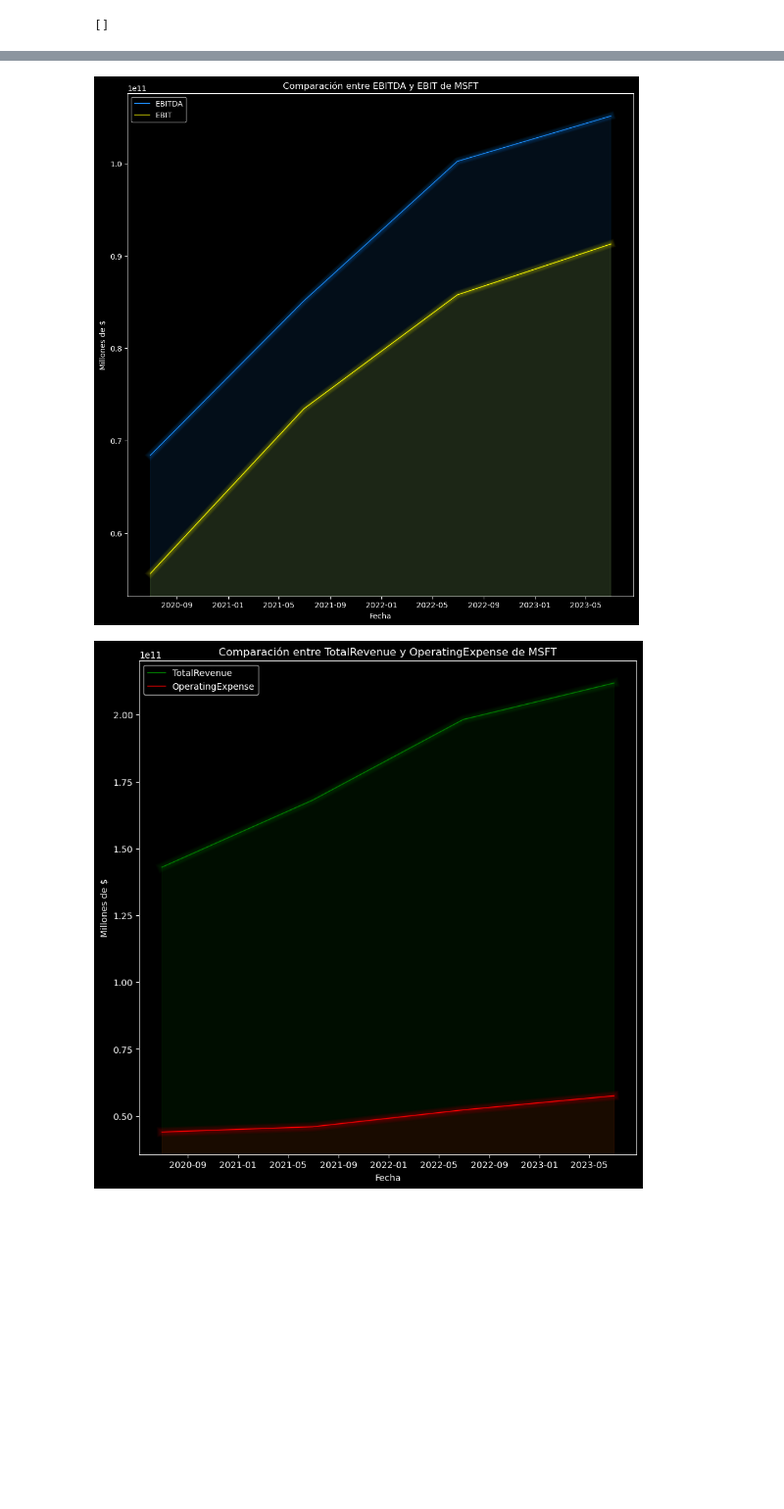
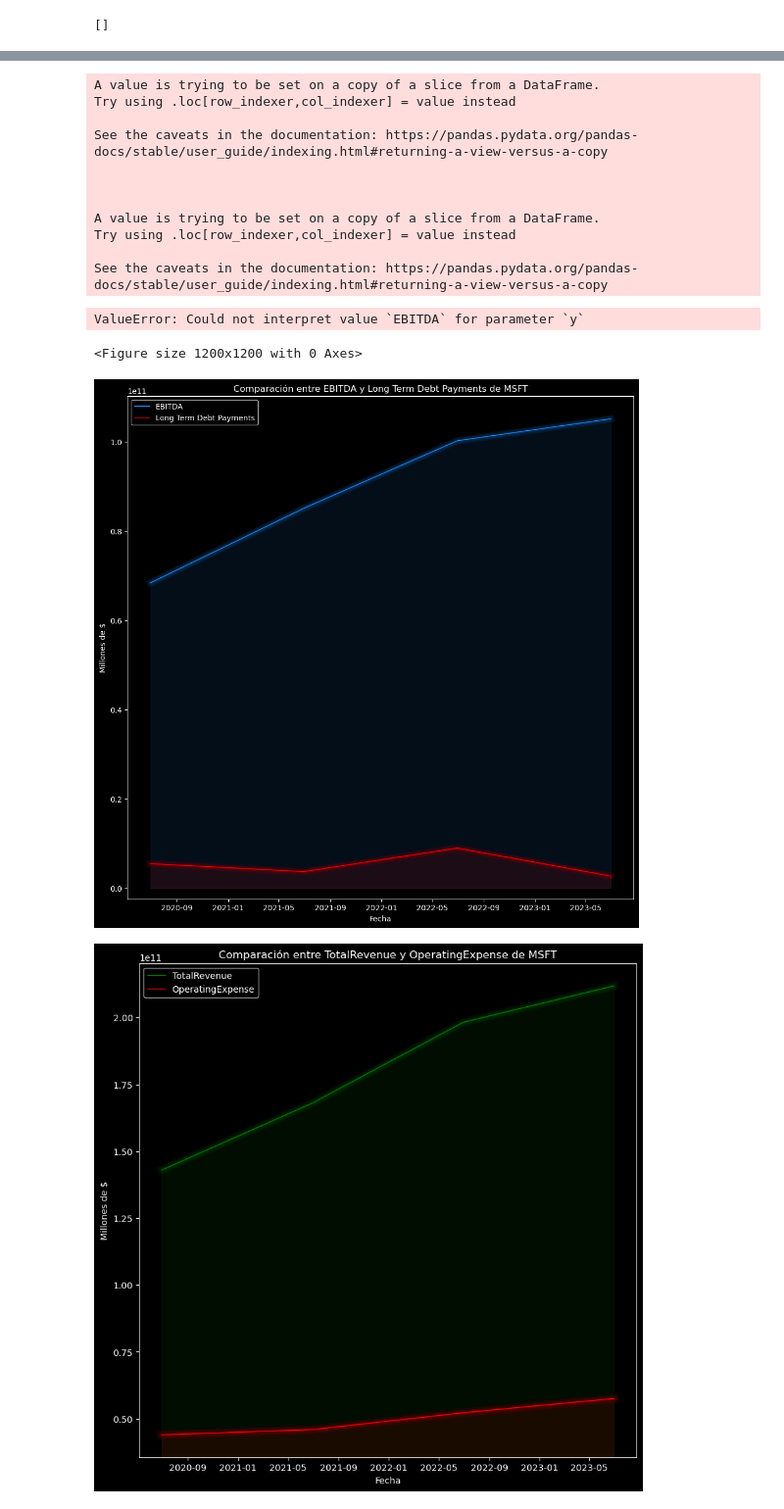
Before and after one commit to giottomillan/project_portfolio, a Jupyter notebook: bolsa_tool.ipynb, the cells around one changed output, grey strips where cells are left out. Shown at 98% size. Drawn from its saved outputs; the diff is of its cells as text; code cells hidden in the pictures; blank space fills up the shorter version.

```diff
--- a/bolsa_tool.ipynb
+++ b/bolsa_tool.ipynb
@@ -241,17 +448,46 @@ msft.get_income_stmt().head(10)
 # %%
-data = msft.get_income_stmt().T
-
+debt_columns = deuda.filter(like='Debt')
+debt_columns['Total Debt'] = debt_columns.sum(axis=1)
+debt_columns['Total Debt'] = debt_columns['Total Debt'].abs()
 plt.figure(figsize=(12,12))
 sns.lineplot(data=data, x=data.index, y='EBITDA', color='dodgerblue', linewidth=1, label='EBITDA')
-sns.lineplot(data=data, x=data.index, y='EBIT', color='yellow', linewidth=1, label='EBIT')
-#sns.lineplot(data=data, x=data.index, y='Volume', color='white', linewidth=1, label='Volume')
+sns.lineplot(data=debt_columns, x=data.index, y='Total Debt', color='red', linewidth=1, label='Total Debt')
+#sns.lineplot(data=deuda, x=data.index, y='Long Term Debt Payments', color='yellow', linewidth=1, label='Long Term Debt Payments')
 mplcyberpunk.add_glow_effects()
-plt.title(f'Comparación entre EBITDA y EBIT de MSFT')
+plt.title(f'Comparación entre EBITDA y Long Term Debt Payments de MSFT')
 plt.xlabel('Fecha')
 plt.ylabel('Millones de $')
 plt.show()
 # %% [output]
-[figure, removed]
+A value is trying to be set on a copy of a slice from a DataFrame.
+Try using .loc[row_indexer,col_indexer] = value instead
+
+See the caveats in the documentation: https://pandas.pydata.org/pandas-docs/stable/user_guide/indexing.html#returning-a-view-versus-a-copy
+
+
+
+A value is trying to be set on a copy of a slice from a DataFrame.
+Try using .loc[row_indexer,col_indexer] = value instead
+
+See the caveats in the documentation: https://pandas.pydata.org/pandas-docs/stable/user_guide/indexing.html#returning-a-view-versus-a-copy
+ValueError: Could not interpret value `EBITDA` for parameter `y`
+<Figure size 1200x1200 with 0 Axes>
+# %%
+data = msft.get_income_stmt().T
+deuda = msft.cashflow.T
+# Convertir los pagos de deuda a largo plazo en valores positivos
+deuda['Long Term Debt Payments'] = deuda['Long Term Debt Payments'].abs()
+plt.figure(figsize=(12,12))
+sns.lineplot(data=data, x=data.index, y='EBITDA', color='dodgerblue', linewidth=1, label='EBITDA')
+sns.lineplot(data=deuda, x=data.index, y='Long Term Debt Payments', color='red', linewidth=1, label='Long Term Debt Payments')
+#sns.lineplot(data=deuda, x=data.index, y='Long Term Debt Payments', color='yellow', linewidth=1, label='Long Term Debt Payments')
+mplcyberpunk.add_glow_effects()
+plt.title(f'Comparación entre EBITDA y Long Term Debt Payments de MSFT')
+plt.xlabel('Fecha')
+plt.ylabel('Millones de $')
+plt.show()
+# %% [output]
+[figure, added]
 # %%
 
 plt.figure(figsize=(10,10))
```
Also changed, not shown: parts of 20 cells of this notebook, 1 other file.
